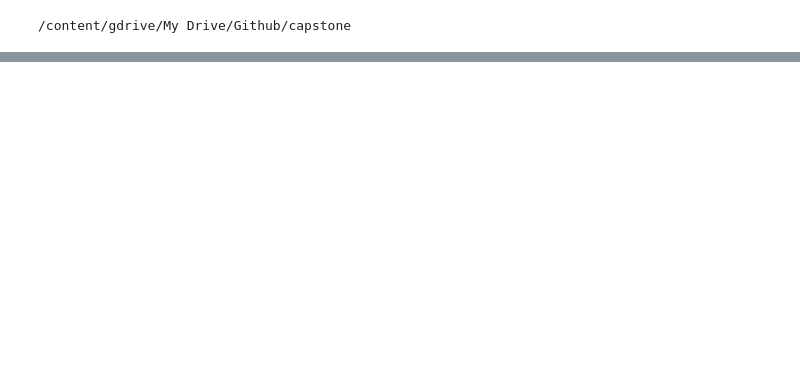
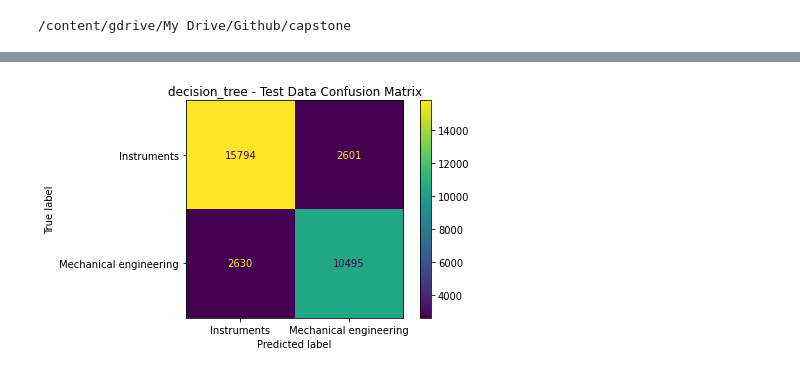
Before and after one commit to cmfritz/NLP-Patent-Classification, a Jupyter notebook: analysis.ipynb, the cells around one changed output, grey strips where cells are left out. Cells and saved outputs as stored; diff of their text form; code cells hidden in the pictures; blank space fills up the shorter version.

```diff
--- a/analysis.ipynb
+++ b/analysis.ipynb
@@ -481,0 +168,10 @@ Confusion Matrix for test data
+# %%
+# Initiate the model
+dt = DecisionTreeClassifier(random_state=42)
+
+# Train and evaluate model
+dt_scores = mylib.model_scores(dt, 'decision_tree',
+                                   X_train, X_test,
+                                   y_train, y_test)
+# %% [output]
+[figure, added]
```
Also changed, not shown: parts of 60 cells of this notebook.
